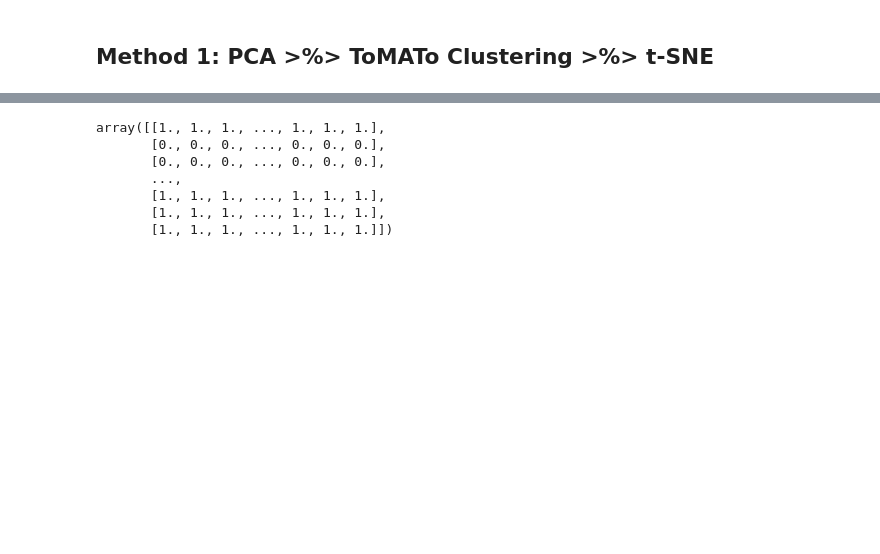
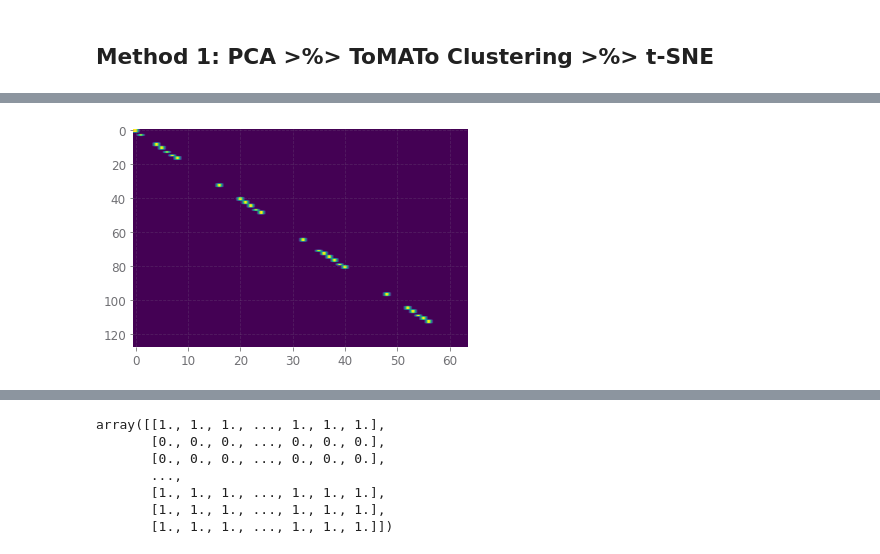
Before and after one commit to hetankevin/off-policy, a Jupyter notebook: ClusterTrajectory.ipynb, the cells around one changed output, grey strips where cells are left out. Saved outputs shown, nothing was run; the diff lists cells and outputs as text; code cells hidden in the pictures; blank space fills up the shorter version.

```diff
--- a/ClusterTrajectory.ipynb
+++ b/ClusterTrajectory.ipynb
@@ -273,0 +331,13 @@ stateactions[:,0]
+# %%
+#step 2: cokernel
+#the ith block of the jth blockdiag matrix is the jth column of -Qi
+#the third block of the 2nd matrix is the 2nd column of -Q3
+def getblockdiag(j, Qjps):
+    return scipy.linalg.block_diag(*[-Qjps[i][:,j][:,None] for i in range(S)])
+
+plt.imshow(getblockdiag(4, Qjps) != 0, aspect='auto')
+Apprime = scipy.linalg.block_diag(*Pjps)
+Aqprime = np.hstack([getblockdiag(j, Qjps) for j in range(S)])
+Apqprime = np.vstack([Apprime, Aqprime])
+# %% [output]
+[figure, added]
```
Also changed, not shown: parts of 19 cells of this notebook, 2 other files.
